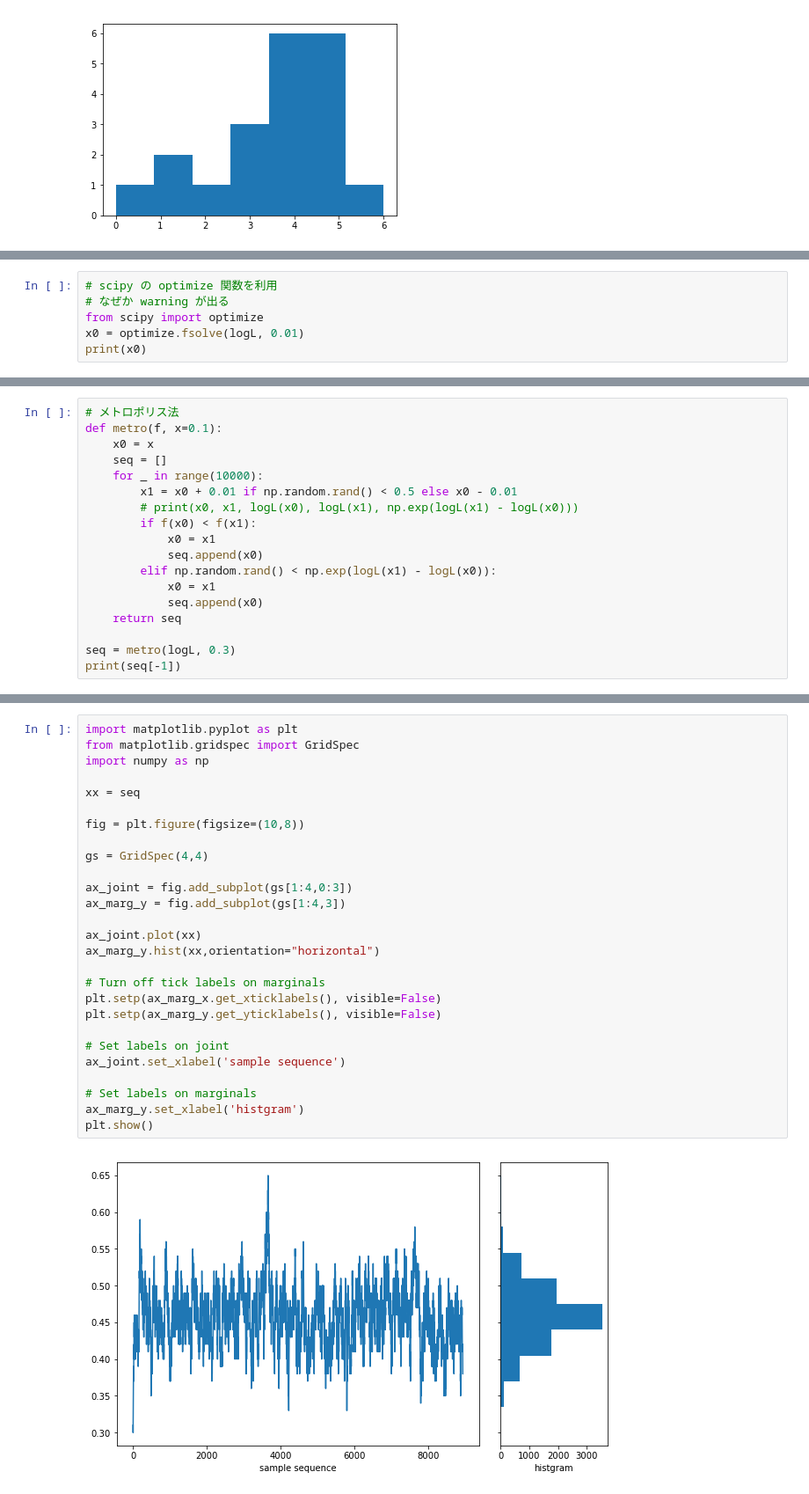
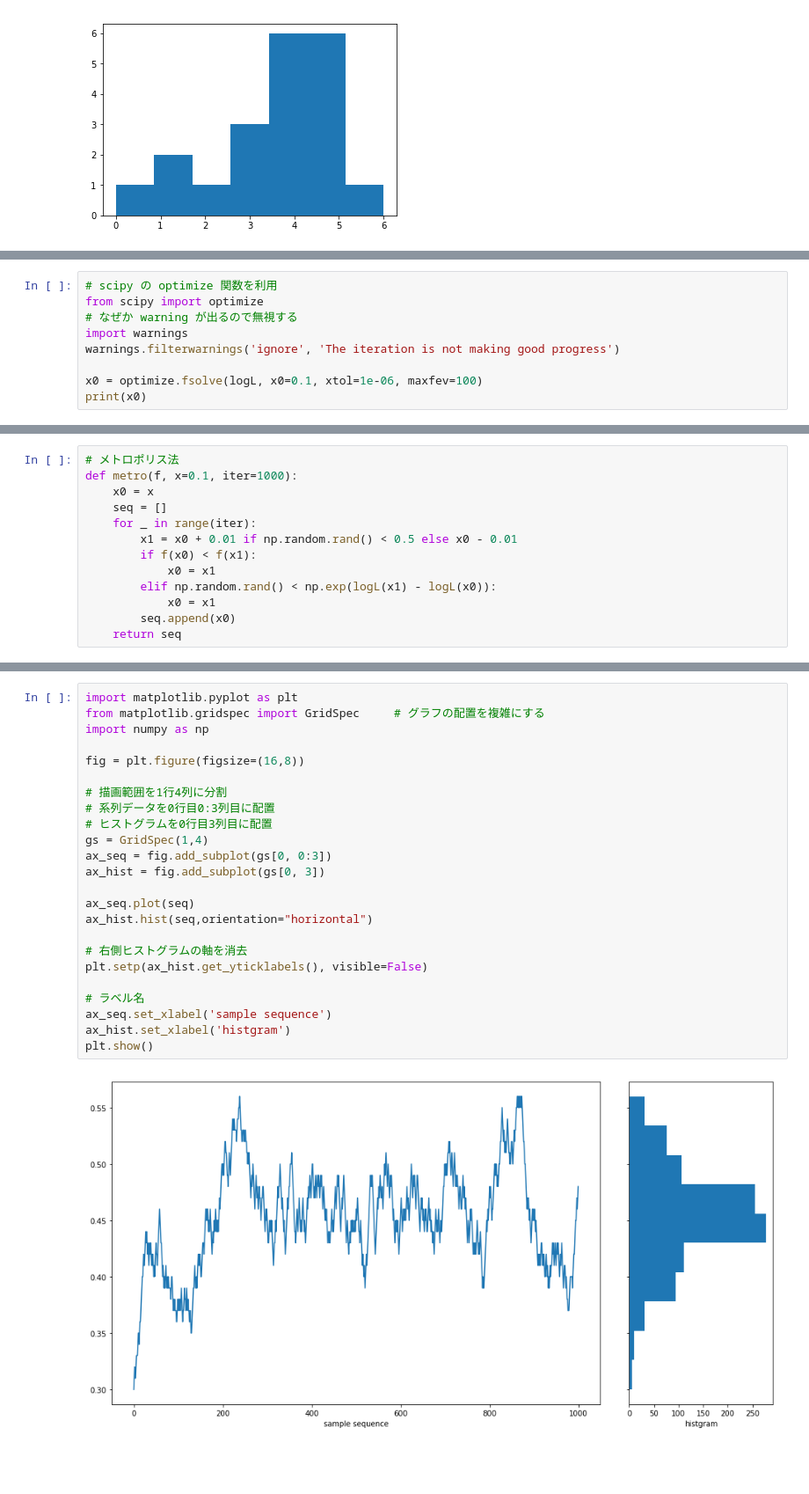
Before and after one commit to tsato-code/python_script, a Jupyter notebook: kubo8.ipynb, the cells around one changed output, grey strips where cells are left out. Shown at 88% size. Cells and saved outputs as stored; diff of their text form; blank space fills up the shorter version.

```diff
--- a/kubo8.ipynb
+++ b/kubo8.ipynb
@@ -43,7 +85,10 @@ print(seq[-1])
 # %%
 # scipy の optimize 関数を利用
-# なぜか warning が出る
 from scipy import optimize
-x0 = optimize.fsolve(logL, 0.01)
+# なぜか warning が出るので無視する
+import warnings
+warnings.filterwarnings('ignore', 'The iteration is not making good progress')
+
+x0 = optimize.fsolve(logL, x0=0.1, xtol=1e-06, maxfev=100)
 print(x0)
 # %% [output]
@@ -52,18 +99,13 @@ print(x0)
 # %%
 # メトロポリス法
-def metro(f, x=0.1):
+def metro(f, x=0.1, iter=1000):
     x0 = x
     seq = []
-    for _ in range(10000):
+    for _ in range(iter):
         x1 = x0 + 0.01 if np.random.rand() < 0.5 else x0 - 0.01
-        # print(x0, x1, logL(x0), logL(x1), np.exp(logL(x1) - logL(x0)))
         if f(x0) < f(x1):
             x0 = x1
-            seq.append(x0)
         elif np.random.rand() < np.exp(logL(x1) - logL(x0)):
             x0 = x1
-            seq.append(x0)
+        seq.append(x0)
     return seq
-
-seq = metro(logL, 0.3)
-print(seq[-1])
@@ -77,29 +116,26 @@ plt.show()
 # %%
 import matplotlib.pyplot as plt
-from matplotlib.gridspec import GridSpec
+from matplotlib.gridspec import GridSpec     # グラフの配置を複雑にする
 import numpy as np
 
-xx = seq
+fig = plt.figure(figsize=(16,8))
 
-fig = plt.figure(figsize=(10,8))
+# 描画範囲を1行4列に分割
+# 系列データを0行目0:3列目に配置
+# ヒストグラムを0行目3列目に配置
+gs = GridSpec(1,4)
+ax_seq = fig.add_subplot(gs[0, 0:3])
+ax_hist = fig.add_subplot(gs[0, 3])
 
-gs = GridSpec(4,4)
+ax_seq.plot(seq)
+ax_hist.hist(seq,orientation="horizontal")
 
-ax_joint = fig.add_subplot(gs[1:4,0:3])
-ax_marg_y = fig.add_subplot(gs[1:4,3])
+# 右側ヒストグラムの軸を消去
+plt.setp(ax_hist.get_yticklabels(), visible=False)
 
-ax_joint.plot(xx)
-ax_marg_y.hist(xx,orientation="horizontal")
-
-# Turn off tick labels on marginals
-plt.setp(ax_marg_x.get_xticklabels(), visible=False)
-plt.setp(ax_marg_y.get_yticklabels(), visible=False)
-
-# Set labels on joint
-ax_joint.set_xlabel('sample sequence')
-
-# Set labels on marginals
-ax_marg_y.set_xlabel('histgram')
+# ラベル名
+ax_seq.set_xlabel('sample sequence')
+ax_hist.set_xlabel('histgram')
 plt.show()
 # %% [output]
-[figure, old version]
+[figure, new version]
```
Also changed, not shown: parts of 14 cells of this notebook.
